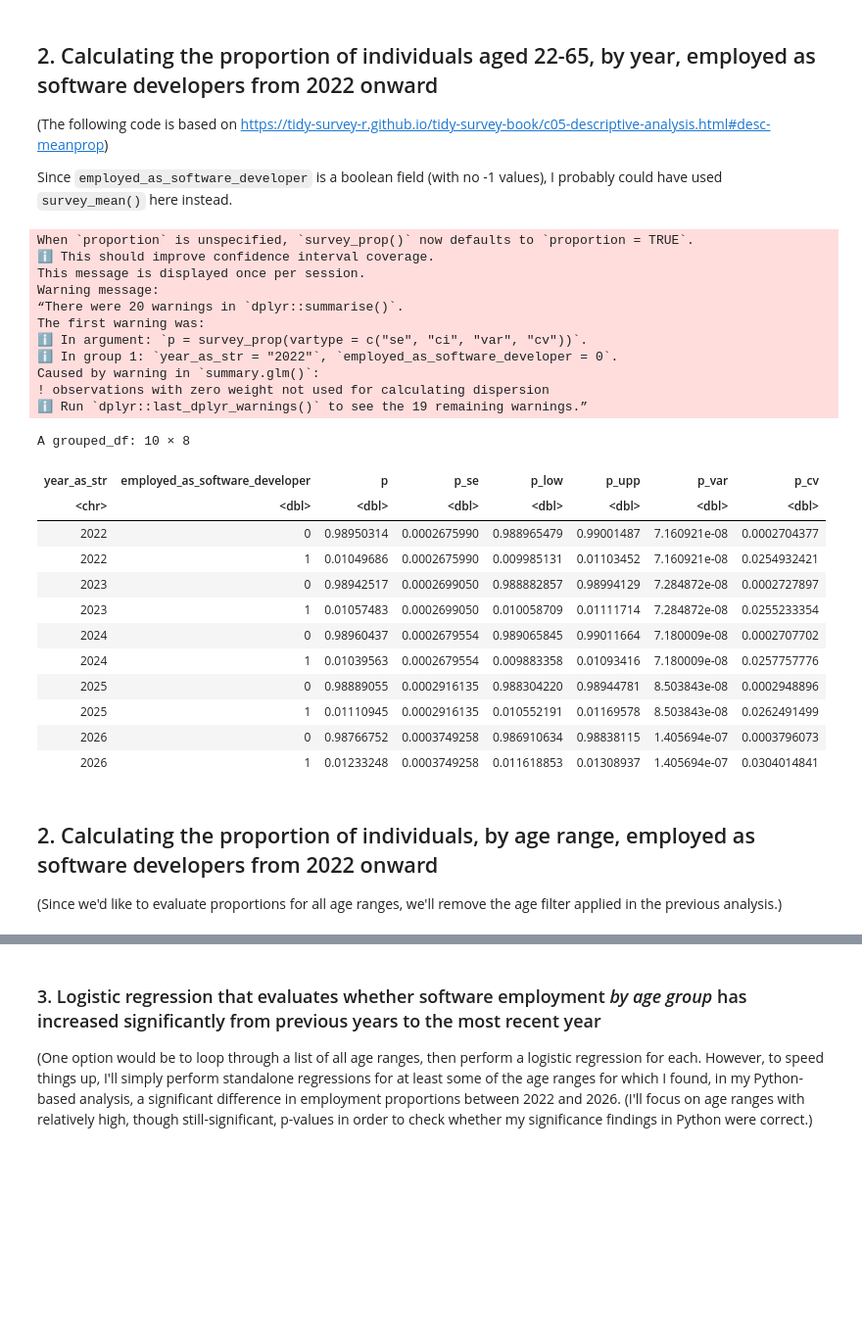
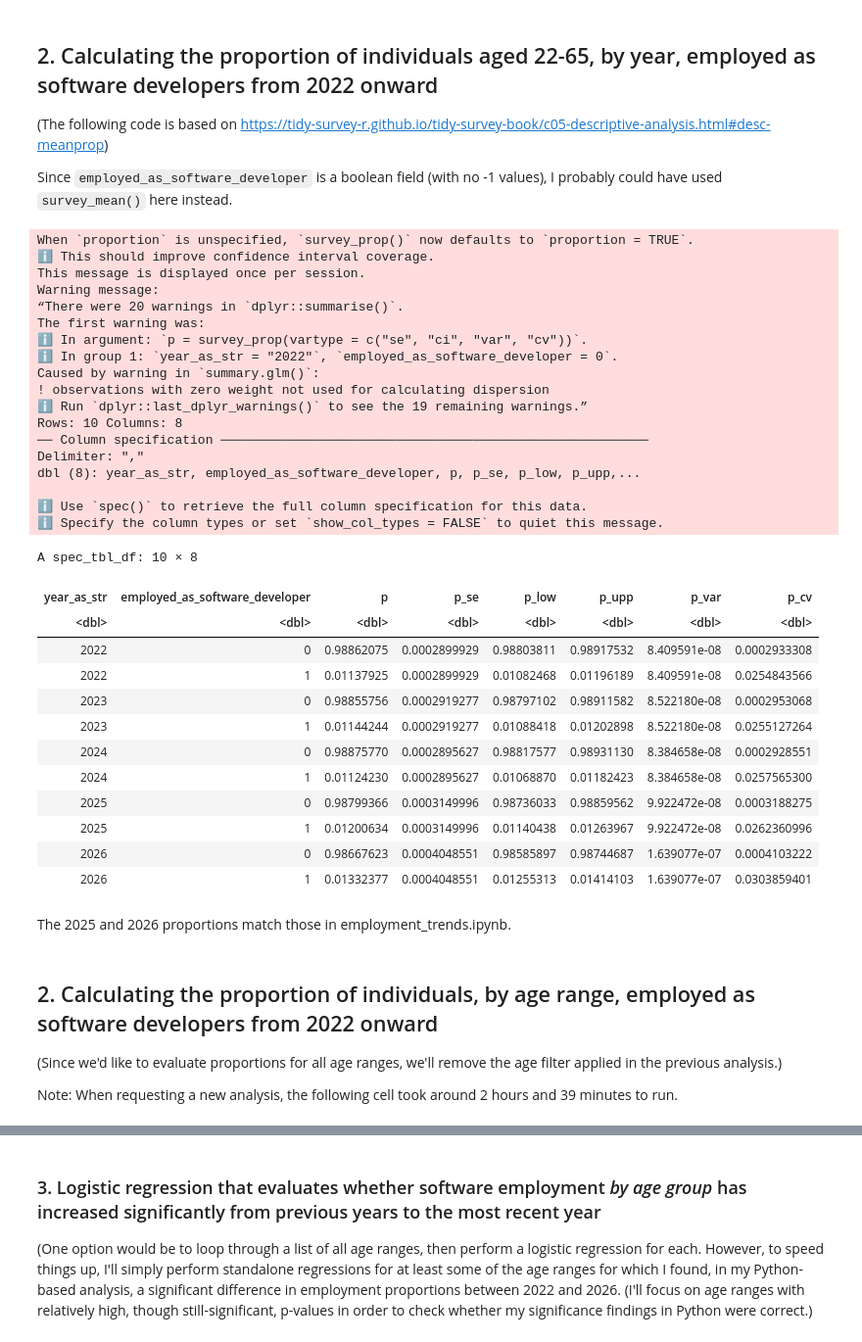
Before and after one commit to kburchfiel/employment_trends, a Jupyter notebook: R_employment_trend_checks.ipynb, the cells around one changed output, grey strips where cells are left out. Shown at 98% size. Cells and saved outputs as stored; diff of their text form; code cells hidden in the pictures; blank space fills up the shorter version.

```diff
--- a/R_employment_trend_checks.ipynb
+++ b/R_employment_trend_checks.ipynb
@@ -1,6 +1,11 @@
 # %% [markdown]
 ## Checking employment trends in R
 # %%
+update_proportions_and_regressions = FALSE # Set to True to update your
+# proportion and regression calculations; set to False to load .csv copies
+# of these files instead (thus dramatically reducing the time needed
+# to run the program)
+
 # Importing relevant datasets:
 # (I installed all of these via Conda, since I was having trouble with
 # alternative installation methods on Linux.)
@@ -31,6 +18,8 @@ The following object is masked from ‘package:stats’:
 # %%
 df <- read_csv('/home/kjb3/D1V1/kjb3largefiles/large_programming/datasets/cps/cps_employment_trends_revised.csv',
-col_types = list(year_as_str = col_character()))
+col_types = list(year_as_str = col_character())) %>% select(!age) # The
+# age field is actually string-based, so I'm removing it in order to prevent
+# it from getting confused with the 'age_as_int' field.
 # %% [markdown]
 Checking the number of rows in the DataFrame:
 (See https://dplyr.tidyverse.org/reference/n_distinct.html?q=nrow#null)
@@ -79,3 +68,5 @@ strata = final_stratum_revision, ids = cpsid, nest = TRUE)
 nrow(df_22_26)
 # %% [output]
 [1] 5379704
+# %%
+sd_df_22_26_ages_22_65_only <- sd_df_22_26 %>% filter(age_as_int >= 22 & age_as_int <= 65)
@@ -101,5 +108,3 @@ A tibble: 1 × 7
 These standard-error, confidence-itnerval, and CV values match those that I got in svy. (See 'Employment totals by year' section in employment_data_analyses.ipynb.)
 # %% [markdown]
 ### 2. Logistic regression that evaluates whether the proportion of individuals ages 22-65 who are employed as developers has increased significantly from previous years to the current year:
-# %%
-sd_df_22_26_ages_22_65_only <- sd_df_22_26 %>% filter(age >= 22 & age <= 65)
@@ -171,37 +173,55 @@ The p-values within this output are actually a bit smaller than those within my
 
 Since `employed_as_software_developer` is a boolean field (with no -1 values), I probably could have used `survey_mean()` here instead.
 # %%
+csv_path = 'R_Datasets/dev_employment_proportion_by_year.csv'
+if (update_proportions_and_regressions == TRUE)
+    {
 df_dev_employment_proportion_by_year <- sd_df_22_26_ages_22_65_only %>% group_by(
 year_as_str, employed_as_software_developer) %>% summarize(
 p = survey_prop(vartype = c("se", "ci", "var", "cv")))
+write_csv(df_dev_employment_proportion_by_year, csv_path)
+}
+
+df_dev_employment_proportion_by_year = read_csv(csv_path)
 df_dev_employment_proportion_by_year
 # %% [output]
 When `proportion` is unspecified, `survey_prop()` now defaults to `proportion = TRUE`.
 ℹ This should improve confidence interval coverage.
 This message is displayed once per session.
 Warning message:
 “There were 20 warnings in `dplyr::summarise()`.
 The first warning was:
 ℹ In argument: `p = survey_prop(vartype = c("se", "ci", "var", "cv"))`.
 ℹ In group 1: `year_as_str = "2022"`, `employed_as_software_developer = 0`.
 Caused by warning in `summary.glm()`:
 ! observations with zero weight not used for calculating dispersion
 ℹ Run `dplyr::last_dplyr_warnings()` to see the 19 remaining warnings.”
+Rows: 10 Columns: 8
+── Column specification ────────────────────────────────────────────────────────
+Delimiter: ","
+dbl (8): year_as_str, employed_as_software_developer, p, p_se, p_low, p_upp,...
+
+ℹ Use `spec()` to retrieve the full column specification for this data.
+ℹ Specify the column types or set `show_col_types = FALSE` to quiet this message.
-A grouped_df: 10 × 8
+A spec_tbl_df: 10 × 8
 | year_as_str | employed_as_software_developer | p | p_se | p_low | p_upp | p_var | p_cv |
-| <chr> | <dbl> | <dbl> | <dbl> | <dbl> | <dbl> | <dbl> | <dbl> |
-| 2022 | 0 | 0.98950314 | 0.0002675990 | 0.988965479 | 0.99001487 | 7.160921e-08 | 0.0002704377 |
-| 2022 | 1 | 0.01049686 | 0.0002675990 | 0.009985131 | 0.01103452 | 7.160921e-08 | 0.0254932421 |
-| 2023 | 0 | 0.98942517 | 0.0002699050 | 0.988882857 | 0.98994129 | 7.284872e-08 | 0.0002727897 |
-| 2023 | 1 | 0.01057483 | 0.0002699050 | 0.010058709 | 0.01111714 | 7.284872e-08 | 0.0255233354 |
-| 2024 | 0 | 0.98960437 | 0.0002679554 | 0.989065845 | 0.99011664 | 7.180009e-08 | 0.0002707702 |
-| 2024 | 1 | 0.01039563 | 0.0002679554 | 0.009883358 | 0.01093416 | 7.180009e-08 | 0.0257757776 |
-| 2025 | 0 | 0.98889055 | 0.0002916135 | 0.988304220 | 0.98944781 | 8.503843e-08 | 0.0002948896 |
-| 2025 | 1 | 0.01110945 | 0.0002916135 | 0.010552191 | 0.01169578 | 8.503843e-08 | 0.0262491499 |
-| 2026 | 0 | 0.98766752 | 0.0003749258 | 0.986910634 | 0.98838115 | 1.405694e-07 | 0.0003796073 |
-| 2026 | 1 | 0.01233248 | 0.0003749258 | 0.011618853 | 0.01308937 | 1.405694e-07 | 0.0304014841 |
+| <dbl> | <dbl> | <dbl> | <dbl> | <dbl> | <dbl> | <dbl> | <dbl> |
+| 2022 | 0 | 0.98862075 | 0.0002899929 | 0.98803811 | 0.98917532 | 8.409591e-08 | 0.0002933308 |
+| 2022 | 1 | 0.01137925 | 0.0002899929 | 0.01082468 | 0.01196189 | 8.409591e-08 | 0.0254843566 |
+| 2023 | 0 | 0.98855756 | 0.0002919277 | 0.98797102 | 0.98911582 | 8.522180e-08 | 0.0002953068 |
+| 2023 | 1 | 0.01144244 | 0.0002919277 | 0.01088418 | 0.01202898 | 8.522180e-08 | 0.0255127264 |
+| 2024 | 0 | 0.98875770 | 0.0002895627 | 0.98817577 | 0.98931130 | 8.384658e-08 | 0.0002928551 |
+| 2024 | 1 | 0.01124230 | 0.0002895627 | 0.01068870 | 0.01182423 | 8.384658e-08 | 0.0257565300 |
+| 2025 | 0 | 0.98799366 | 0.0003149996 | 0.98736033 | 0.98859562 | 9.922472e-08 | 0.0003188275 |
+| 2025 | 1 | 0.01200634 | 0.0003149996 | 0.01140438 | 0.01263967 | 9.922472e-08 | 0.0262360996 |
+| 2026 | 0 | 0.98667623 | 0.0004048551 | 0.98585897 | 0.98744687 | 1.639077e-07 | 0.0004103222 |
+| 2026 | 1 | 0.01332377 | 0.0004048551 | 0.01255313 | 0.01414103 | 1.639077e-07 | 0.0303859401 |
+# %% [markdown]
+The 2025 and 2026 proportions match those in employment_trends.ipynb.
 # %% [markdown]
 ## 2. Calculating the proportion of individuals, by age range, employed as software developers from 2022 onward
 
 (Since we'd like to evaluate proportions for all age ranges, we'll remove the age filter applied in the previous analysis.)
+
+Note: When requesting a new analysis, the following cell took around 2 hours and 39 minutes to run.
 # %%
```
Also changed, not shown: parts of 13 cells of this notebook, 32 other files.
